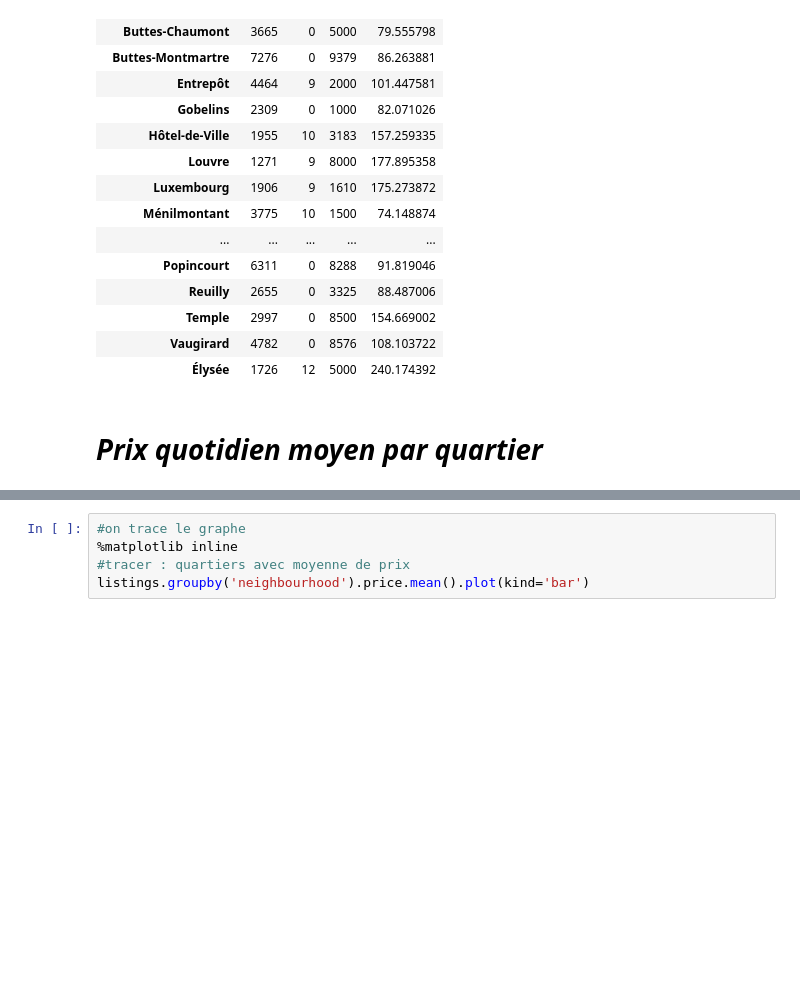
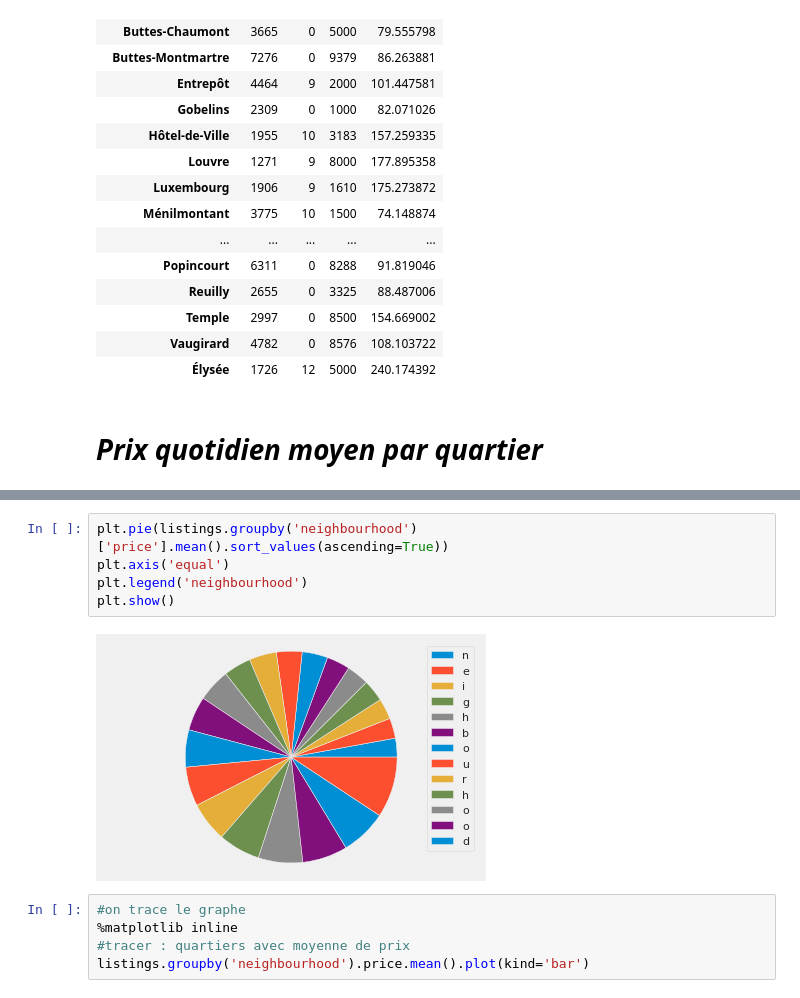
Before and after one commit to djohdjo/dataframe_airbnb, a Jupyter notebook: projet_final_AIRBNB_Paris.ipynb, the cells around one changed output, grey strips where cells are left out. Drawn from its saved outputs; the diff is of its cells as text; blank space fills up the shorter version.

```diff
--- a/projet_final_AIRBNB_Paris.ipynb
+++ b/projet_final_AIRBNB_Paris.ipynb
@@ -615,3 +640,10 @@ plt.show()
+# %%
+plt.pie(listings.groupby('neighbourhood')['price'].mean().sort_values(ascending=True))
+plt.axis('equal')
+plt.legend('neighbourhood')
+plt.show()
+# %% [output]
+[figure, added]
 # %%
 #on trace le graphe
 %matplotlib inline
```
Also changed, not shown: parts of 34 cells of this notebook.
